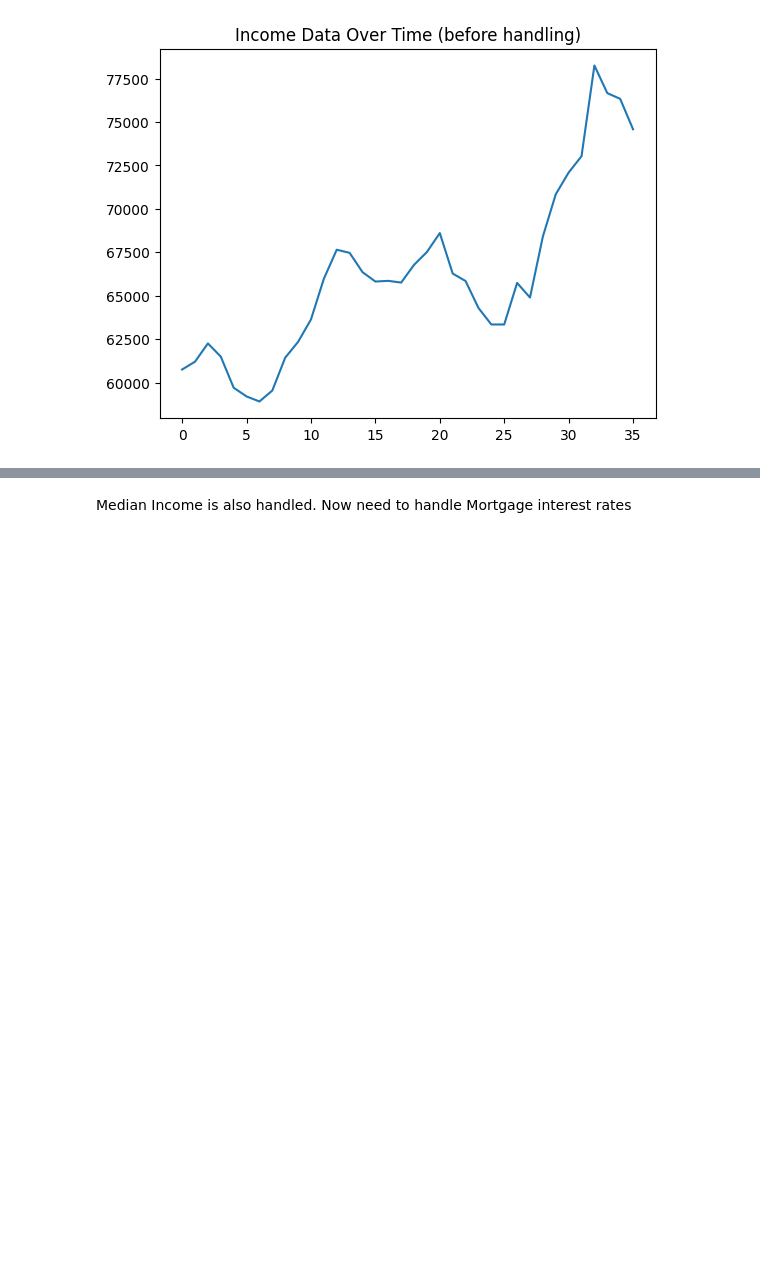
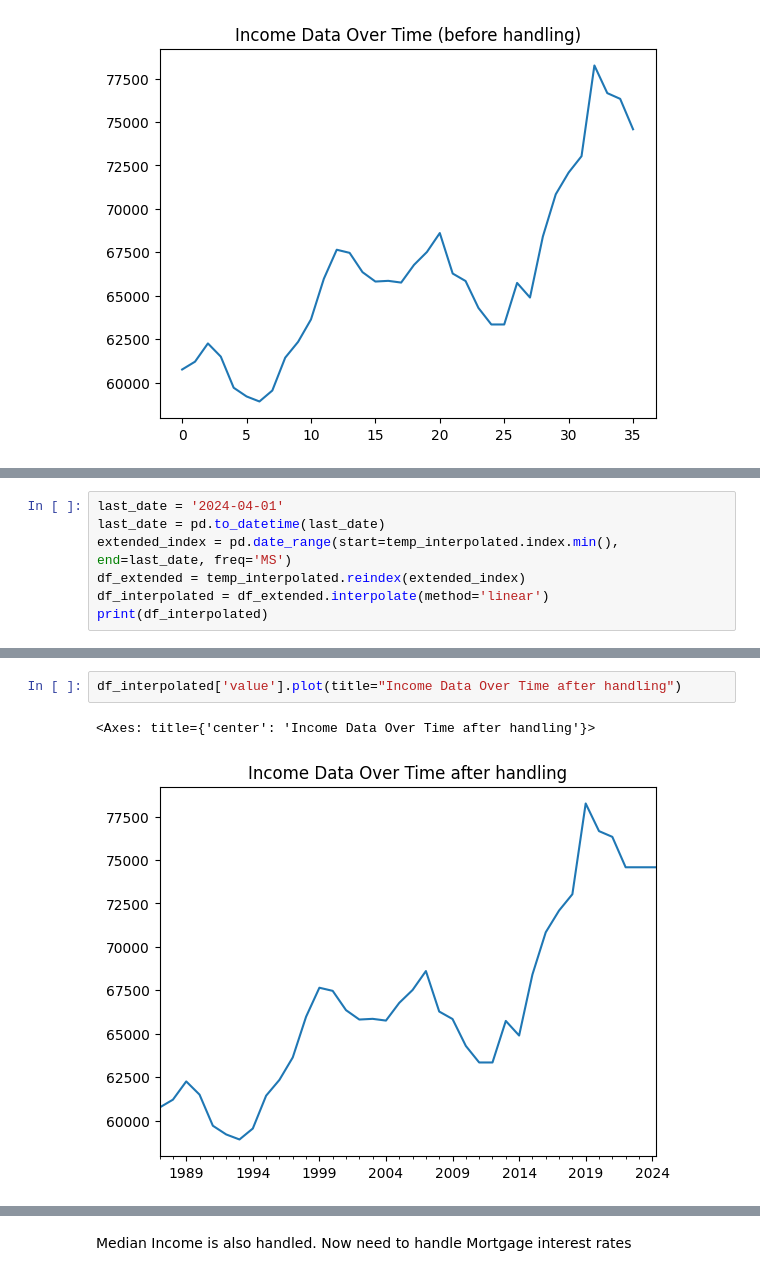
Before and after one commit to VamshiKrsna/USHomePriceCaseStudy, a Jupyter notebook: US Home Price.ipynb, the cells around one changed output, grey strips where cells are left out. Cells and saved outputs as stored; diff of their text form; blank space fills up the shorter version.

```diff
--- a/US Home Price.ipynb
+++ b/US Home Price.ipynb
@@ -389,0 +394,7 @@ plt.show()
+# %%
+last_date = '2024-04-01'
+last_date = pd.to_datetime(last_date)
+extended_index = pd.date_range(start=temp_interpolated.index.min(), end=last_date, freq='MS')
+df_extended = temp_interpolated.reindex(extended_index)
+df_interpolated = df_extended.interpolate(method='linear')
+print(df_interpolated)
@@ -389,0 +416,5 @@ plt.show()
+# %%
+df_interpolated['value'].plot(title="Income Data Over Time after handling")
+# %% [output]
+<Axes: title={'center': 'Income Data Over Time after handling'}>
+[figure, added]
```
Also changed, not shown: parts of 28 cells of this notebook, 1 other file.
